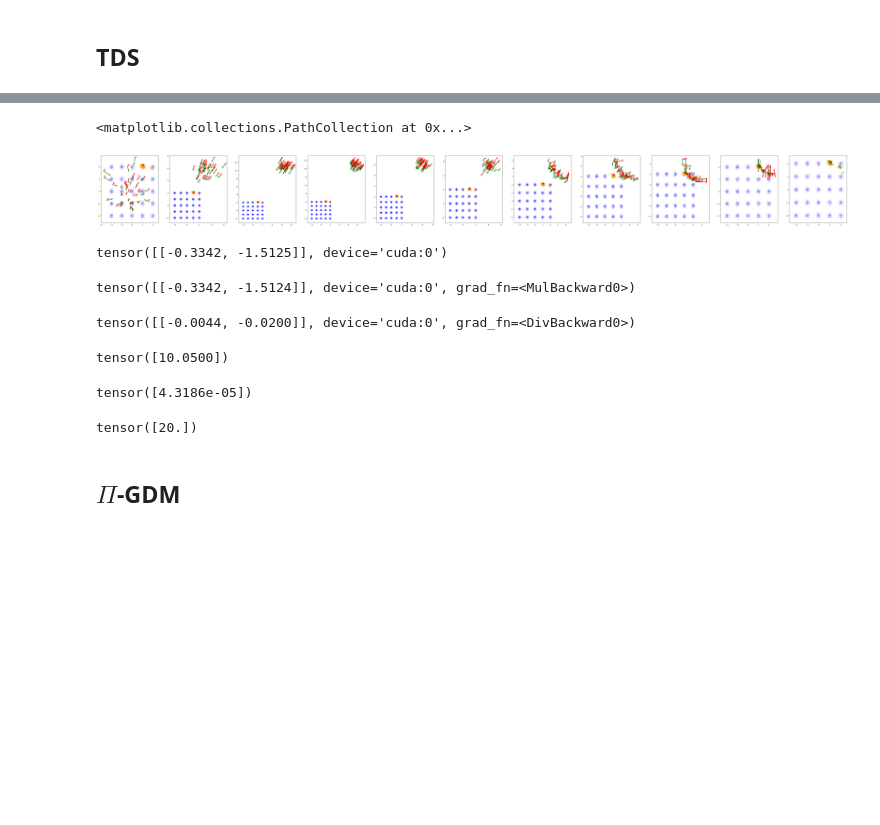
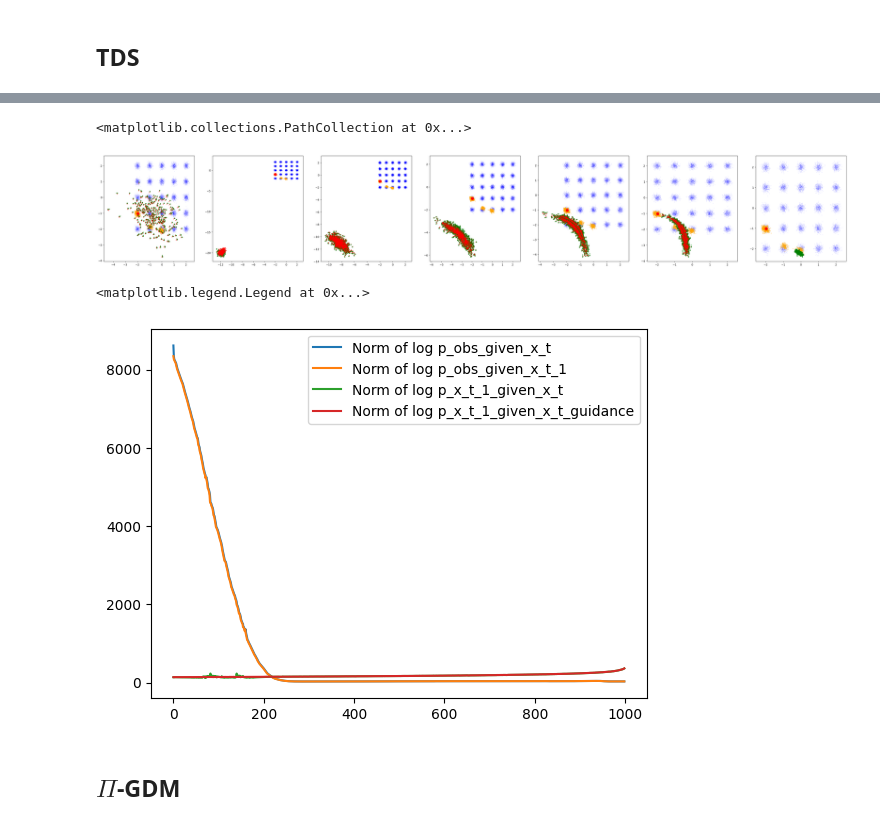
Before and after one commit to david-heurtel-depeiges/SMC_diffusion, a Jupyter notebook: dummy_diffusion.ipynb, the cells around one changed output, grey strips where cells are left out. Drawn from its saved outputs; the diff is of its cells as text; code cells hidden in the pictures; blank space fills up the shorter version.

```diff
--- a/dummy_diffusion.ipynb
+++ b/dummy_diffusion.ipynb
@@ -297,12 +304,12 @@ def twisted_diffusion_sampler(diffusion_model, sample_size, observation, forward
     else:
         return x_t, ess_list, memory_samples, memory_model_outputs, memory_guidances
 # %%
-num_samples = 40
+num_samples = 2000
 tmin = torch.ones(num_samples).to(device)*sde.tmin
 tmax = torch.ones(num_samples).to(device)*sde.tmax
 schedule = linear_schedule(t_min = tmin, t_max = tmax, n_iter = 1000)
 # %%
-generated, ess, memory_samples, memory_mo, memory_g = twisted_diffusion_sampler(exact_dm, num_samples, y.to(device), forward_model, schedule, verbose = True, smc=False)
+generated, ess, memory_samples, memory_mo, memory_g, memory_norm = twisted_diffusion_sampler(exact_dm, num_samples, y.to(device), forward_model, schedule, verbose = True, smc=True)
 # %%
 generated = generated.cpu().detach()
 
@@ -324,2 +330,0 @@ ax[1].scatter(generated[:,0], generated[:,1], label = 'generated', s=1, color='g
-# %%
-generated = generated.cpu().detach()
@@ -326,24 +336,23 @@ generated = generated.cpu().detach()
+# %%
+length = len(memory_samples)
+length = 6
 # %%
-fig, ax = plt.subplots(1, len(memory_samples)+1, figsize = (7*(len(memory_samples)+1), 7))
-for i in range(len(memory_samples)):
+
+fig, ax = plt.subplots(1, length+1, figsize = (7*(length+1), 7))
+for i in range(length):
     ax[i].scatter(baseline[:,0], baseline[:,1], label = 'baseline', s=1, alpha = 0.1, color='blue')
     ax[i].scatter(posterior_samples.cpu().detach()[:,0], posterior_samples.cpu().detach()[:,1], label = 'posterior', s=1, color='orange')
     ax[i].scatter(x_truth[:,0].to('cpu'), x_truth[:,1].to('cpu'), label = 'truth', s=100, color='red')
     ax[i].scatter(memory_samples[i][:,0], memory_samples[i][:,1], label = 'generated', s=10, color='green')
     # Vector plot of model outputs and then guidance
     ax[i].quiver(memory_samples[i][:,0], memory_samples[i][:,1], -memory_mo[i][:,0], -memory_mo[i][:,1], color='green')
     ax[i].quiver(memory_samples[i][:,0], memory_samples[i][:,1], -memory_g[i][:,0], -memory_g[i][:,1], color='red')
 
-id = len(memory_samples)
+id = length
 ax[id].scatter(baseline[:,0], baseline[:,1], label = 'baseline', s=1, alpha = 0.1, color='blue')
 ax[id].scatter(posterior_samples.cpu().detach()[:,0], posterior_samples.cpu().detach()[:,1], label = 'posterior', s=1, color='orange')
 ax[id].scatter(x_truth[:,0].to('cpu'), x_truth[:,1].to('cpu'), label = 'truth', s=100, color='red')
 ax[id].scatter(generated[:,0], generated[:,1], label = 'generated', s=10, color='green')
 # %% [output]
 <matplotlib.collections.PathCollection at 0x...>
-[figure, old version]
+[figure, new version]
-# %%
-x_T = exact_dm.sde.prior_sampling((1,2)).to(device)
-x_T
-# %% [output]
-tensor([[-0.3342, -1.5125]], device='cuda:0')
@@ -354,23 +359,17 @@ model_output = exact_dm.network(x_T, timestep)
-# %%
-model_output
-# %% [output]
-tensor([[-0.3342, -1.5124]], device='cuda:0', grad_fn=<MulBackward0>)
-# %%
-exact_dm.sde.tweedie_reverse(x_T, timestep, model_output)
-# %% [output]
-tensor([[-0.0044, -0.0200]], device='cuda:0', grad_fn=<DivBackward0>)
-# %%
-exact_dm.sde.Beta(torch.tensor([1]))
-# %% [output]
-tensor([10.0500])
-# %%
-torch.exp(-exact_dm.sde.Beta(torch.tensor([1])))
-# %% [output]
-tensor([4.3186e-05])
-# %%
-exact_dm.sde.beta(torch.tensor([1]))
-# %% [output]
-tensor([20.])
+# %%
+norm_1 = [x[0].item() for x in memory_norm]
+norm_2 = [x[1].item() for x in memory_norm]
+norm_3 = [x[2].item() for x in memory_norm]
+norm_4 = [x[3].item() for x in memory_norm]
+
+plt.plot(norm_1, label = 'Norm of log p_obs_given_x_t')
+plt.plot(norm_2, label = 'Norm of log p_obs_given_x_t_1')
+plt.plot(norm_3, label = 'Norm of log p_x_t_1_given_x_t')
+plt.plot(norm_4, label = 'Norm of log p_x_t_1_given_x_t_guidance')
+plt.legend()
+# %% [output]
+<matplotlib.legend.Legend at 0x...>
+[figure, added]
 # %% [markdown]
 ## $\Pi$-GDM
 # %%
```
Also changed, not shown: parts of 13 cells of this notebook.
